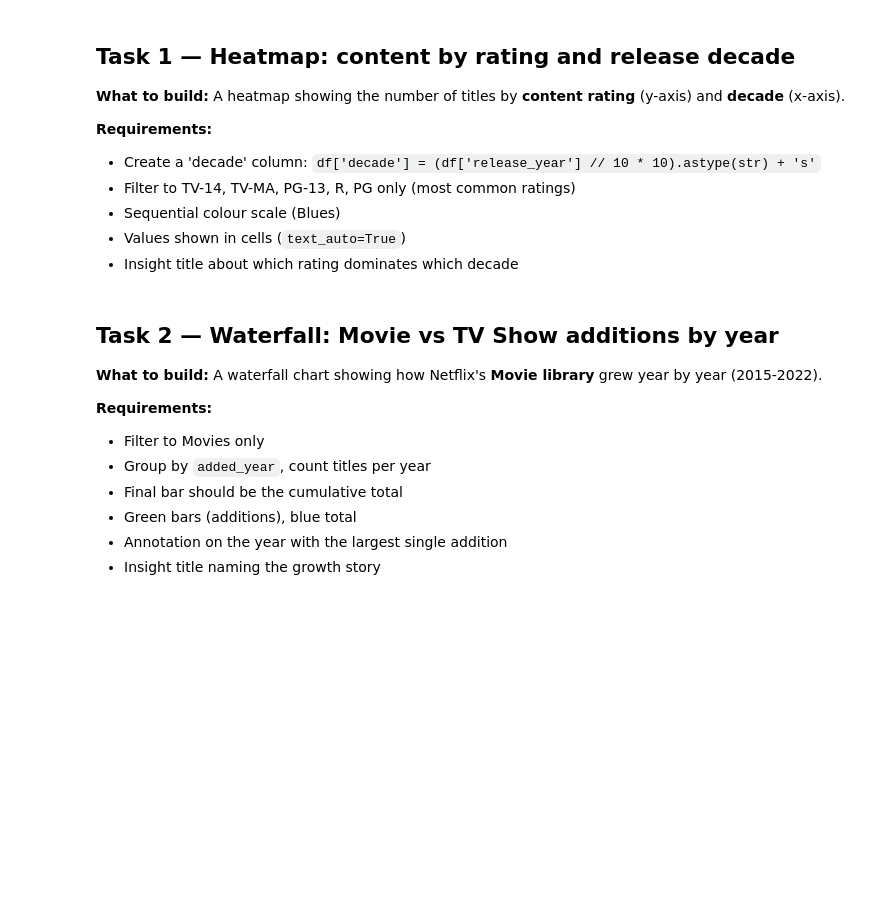
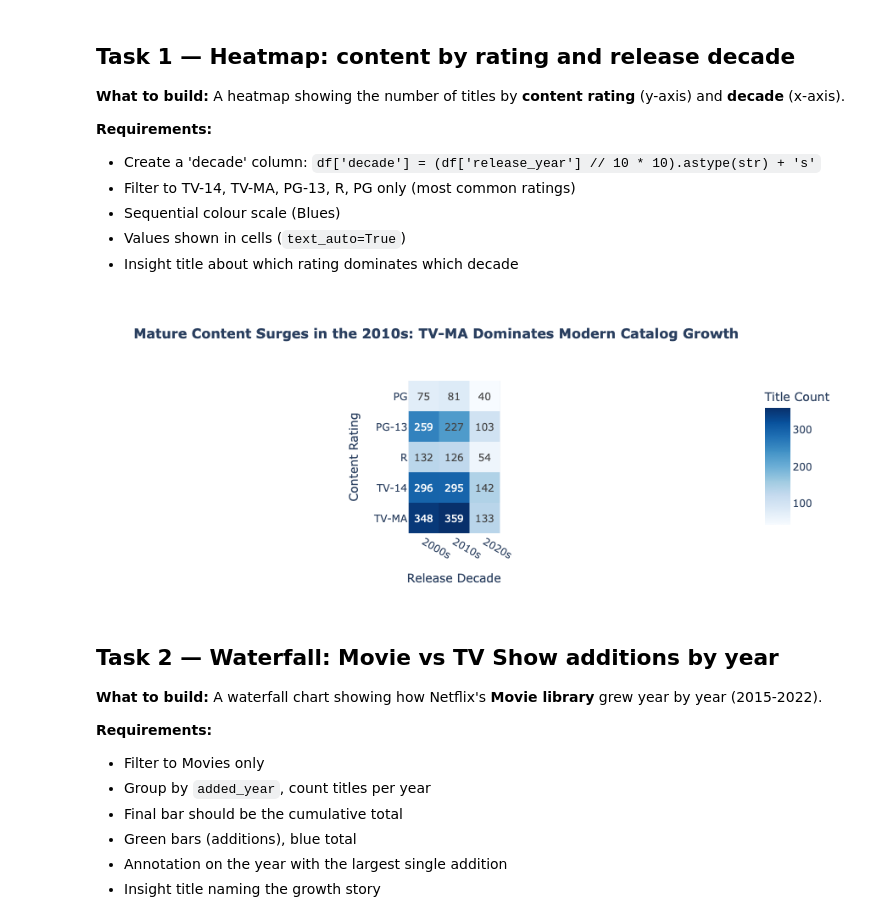
Before and after one commit to batulsr30/dataviz-exercises-batul, a Jupyter notebook: week07/lecture07_exercise.ipynb, the cells around one changed output. Cells and saved outputs as stored; diff of their text form; code cells hidden in the pictures; blank space fills up the shorter version.

```diff
--- a/week07/lecture07_exercise.ipynb
+++ b/week07/lecture07_exercise.ipynb
@@ -75,6 +75,46 @@ Name: count, dtype: int64
 # %%
 # Task 1
 # YOUR CODE HERE
+# Task 1
+import pandas as pd
+import plotly.express as px
+
+# 1. Create the 'decade' column
+df['decade'] = (df['release_year'] // 10 * 10).astype(str) + 's'
+
+# 2. Filter to the most common ratings
+target_ratings = ['TV-14', 'TV-MA', 'PG-13', 'R', 'PG']
+df_filtered = df[df['rating'].isin(target_ratings)]
+
+# 3. Aggregate data by rating and decade to count titles
+heatmap_data = (
+    df_filtered.groupby(['rating', 'decade']).size().reset_index(name='count')
+)
+
+# 4. Pivot the data into a matrix form for the heatmap
+heatmap_matrix = heatmap_data.pivot(
+    index='rating', columns='decade', values='count'
+).fillna(0)
+
+# 5. Build the heatmap with a sequential Blues color scale
+fig1 = px.imshow(
+    heatmap_matrix,
+    labels=dict(x="Release Decade", y="Content Rating", color="Title Count"),
+    x=heatmap_matrix.columns,
+    y=heatmap_matrix.index,
+    color_continuous_scale='Blues',
+    text_auto=True,
+    title="<b>Mature Content Surges in the 2010s: TV-MA Dominates Modern Catalog Growth</b>",
+)
+
+# Tweak layout adjustments for clean readability
+fig1.update_layout(
+    title_font_size=16, xaxis_nticks=len(heatmap_matrix.columns)
+)
+
+fig1.show()
+# %% [output]
+[figure, added]
 # %% [markdown]
 ## Task 2 — Waterfall: Movie vs TV Show additions by year
 
```
Also changed, not shown: parts of 1 cell of this notebook, 30 other files.
